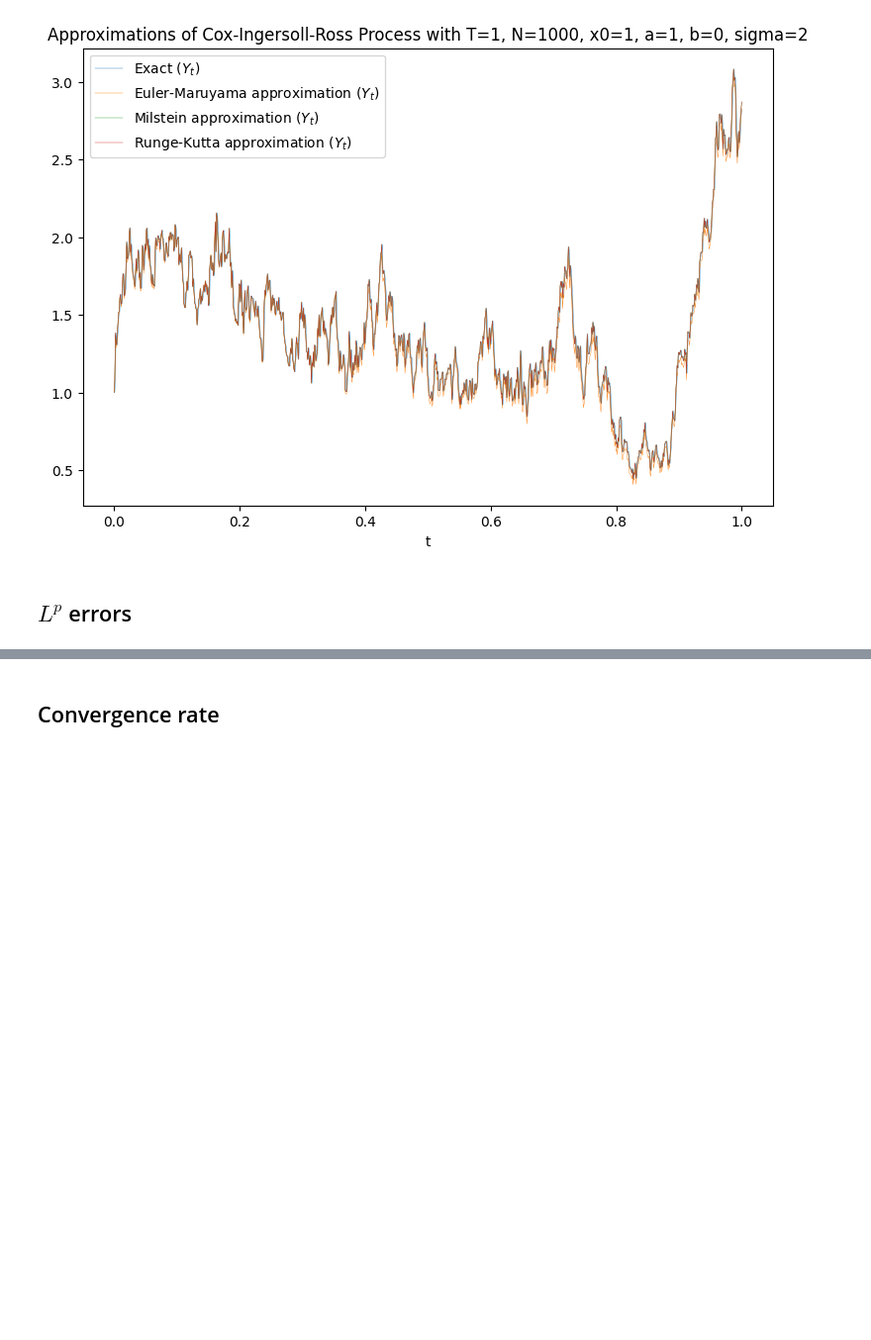
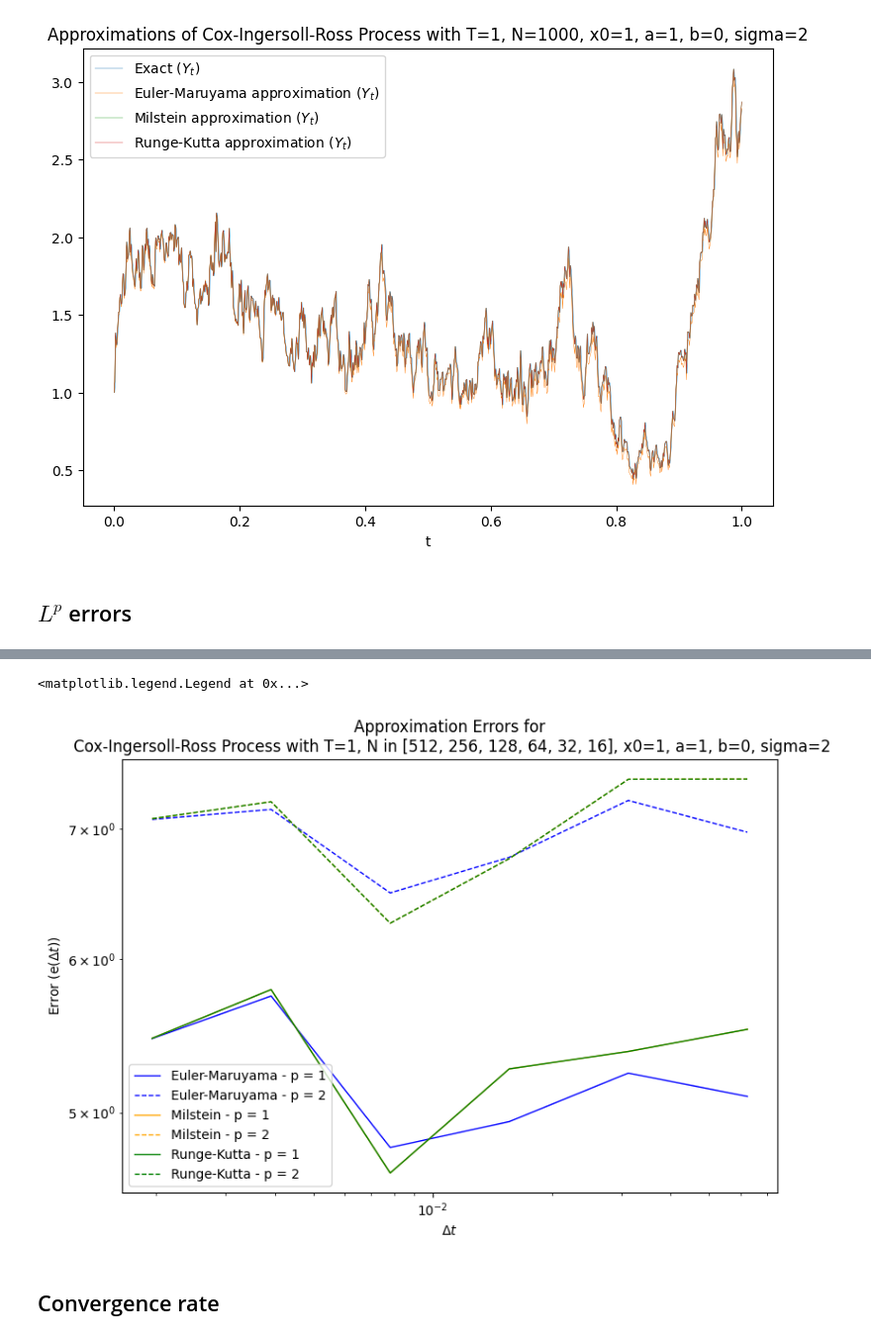
Before and after one commit to Sleepon1805/SDE_Simulation, a Jupyter notebook: sde_simulation_demo.ipynb, the cells around one changed output, grey strips where cells are left out. Shown at 99% size. Saved outputs shown, nothing was run; the diff lists cells and outputs as text; code cells hidden in the pictures; blank space fills up the shorter version.

```diff
--- a/sde_simulation_demo.ipynb
+++ b/sde_simulation_demo.ipynb
@@ -424,3 +496,17 @@ plt.legend()
+# %%
+# Plot
+delta_ts = dt_grid
+colors = ['blue', 'orange', 'green']
+for i, method_name in enumerate(APPROXIMATION_METHODS):
+    plt.loglog(delta_ts, errors[(method_name, p_values[0])], label=f"{method_name} - p = {p_values[0]}", color=colors[i])
+    plt.loglog(delta_ts, errors[(method_name, p_values[1])], label=f"{method_name} - p = {p_values[1]}", ls="--", color=colors[i])
+plt.title(f'Approximation Errors for\n {adapted_sde_name}')
+plt.xlabel('$\Delta t$')
+plt.ylabel('Error (e($\Delta t$))')
+plt.legend()
+# %% [output]
+<matplotlib.legend.Legend at 0x...>
+[figure, added]
 # %% [markdown]
 ## Convergence rate
 # %% [markdown]
```
Also changed, not shown: parts of 11 cells of this notebook, 3 other files.
